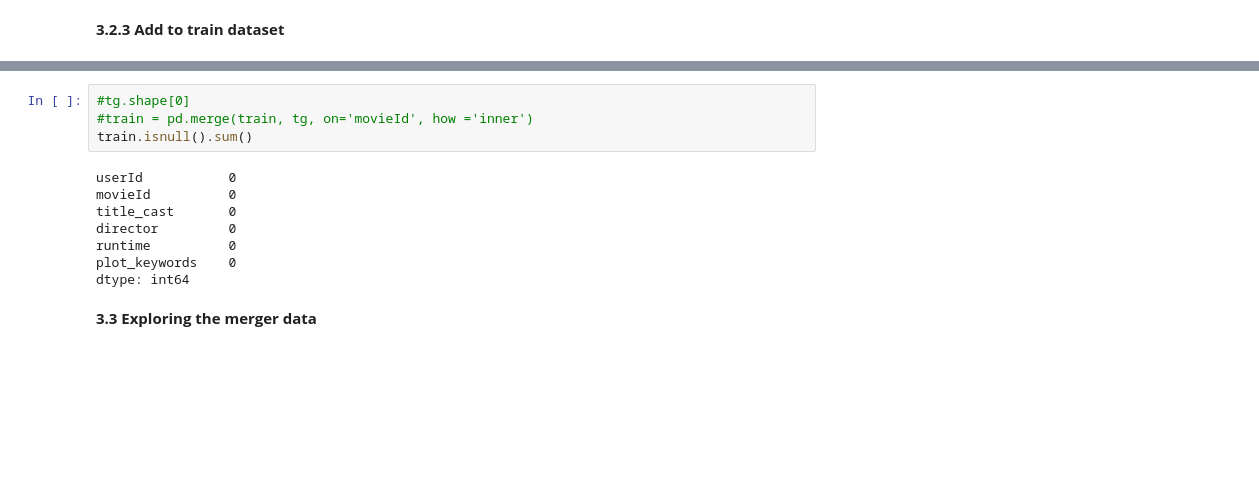
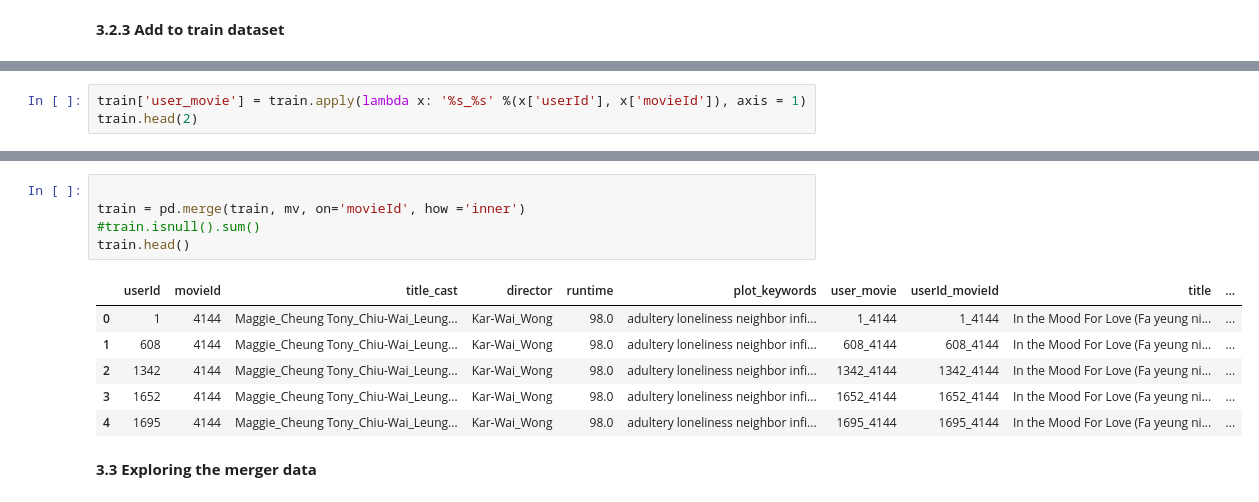
Before and after one commit to Ridwan1821/TeamGM2, a Jupyter notebook: movie_recommender_system_nnaemeka.ipynb, the cells around one changed output, grey strips where cells are left out. Drawn from its saved outputs; the diff is of its cells as text; blank space fills up the shorter version.

```diff
--- a/movie_recommender_system_nnaemeka.ipynb
+++ b/movie_recommender_system_nnaemeka.ipynb
@@ -666,0 +660,3 @@ dtype: int64
+# %%
+train['user_movie'] = train.apply(lambda x: '%s_%s' %(x['userId'], x['movieId']), axis = 1)
+train.head(2)
@@ -685,15 +720,15 @@ array(['1970-01-01'], dtype=object)
 # %%
-#tg.shape[0]
-#train = pd.merge(train, tg, on='movieId', how ='inner')
-train.isnull().sum()
+
+train = pd.merge(train, mv, on='movieId', how ='inner')
+#train.isnull().sum()
+train.head()
 # %% [output]
-userId           0
-movieId          0
-title_cast       0
-director         0
-runtime          0
-plot_keywords    0
-dtype: int64
+|  | userId | movieId | title_cast | director | runtime | plot_keywords | user_movie | userId_movieId | title | ... |
+| 0 | 1 | 4144 | Maggie_Cheung Tony_Chiu-Wai_Leung... | Kar-Wai_Wong | 98.0 | adultery loneliness neighbor infi... | 1_4144 | 1_4144 | In the Mood For Love (Fa yeung ni... | ... |
+| 1 | 608 | 4144 | Maggie_Cheung Tony_Chiu-Wai_Leung... | Kar-Wai_Wong | 98.0 | adultery loneliness neighbor infi... | 608_4144 | 608_4144 | In the Mood For Love (Fa yeung ni... | ... |
+| 2 | 1342 | 4144 | Maggie_Cheung Tony_Chiu-Wai_Leung... | Kar-Wai_Wong | 98.0 | adultery loneliness neighbor infi... | 1342_4144 | 1342_4144 | In the Mood For Love (Fa yeung ni... | ... |
+| 3 | 1652 | 4144 | Maggie_Cheung Tony_Chiu-Wai_Leung... | Kar-Wai_Wong | 98.0 | adultery loneliness neighbor infi... | 1652_4144 | 1652_4144 | In the Mood For Love (Fa yeung ni... | ... |
+| 4 | 1695 | 4144 | Maggie_Cheung Tony_Chiu-Wai_Leung... | Kar-Wai_Wong | 98.0 | adultery loneliness neighbor infi... | 1695_4144 | 1695_4144 | In the Mood For Love (Fa yeung ni... | ... |
 # %% [markdown]
 **3.3 Exploring the merger data**
 # %% [markdown]
```
Also changed, not shown: parts of 46 cells of this notebook.
